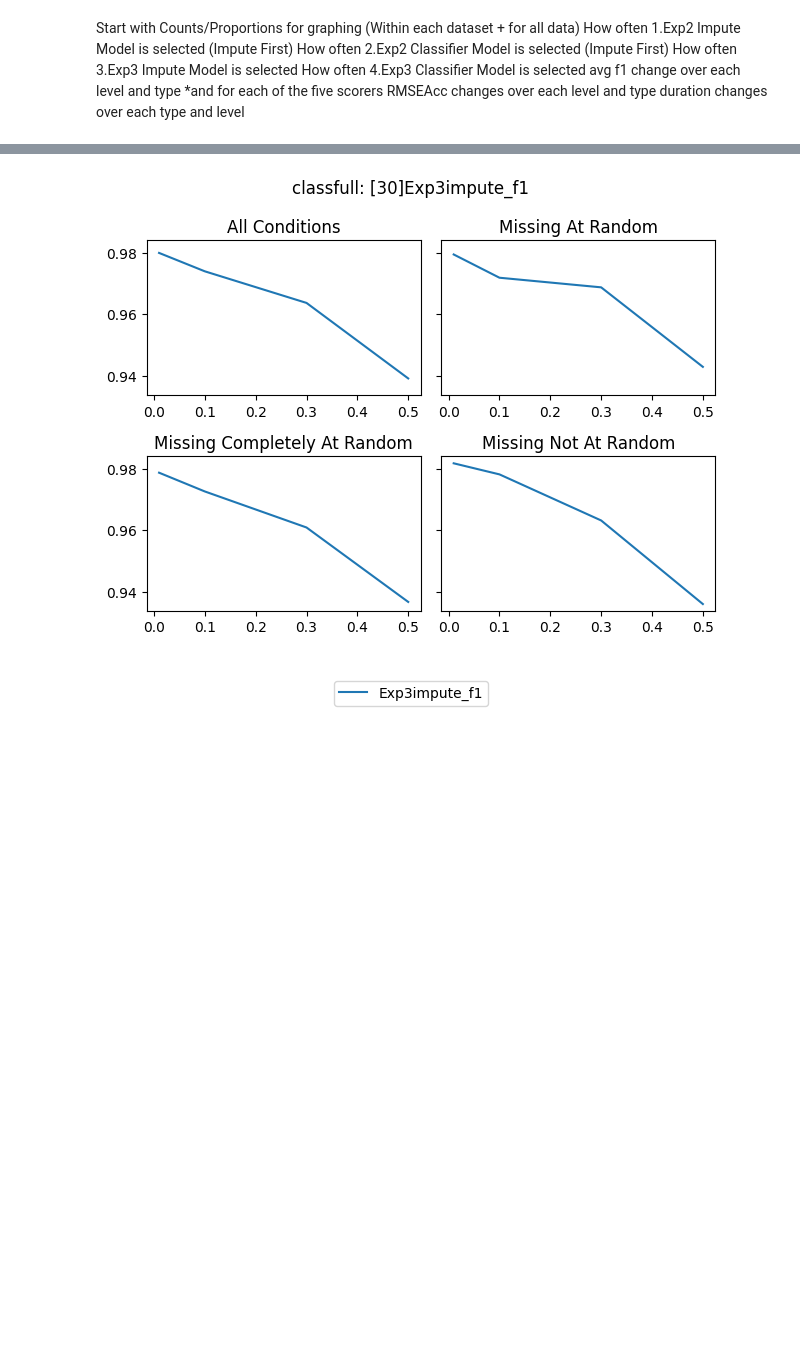
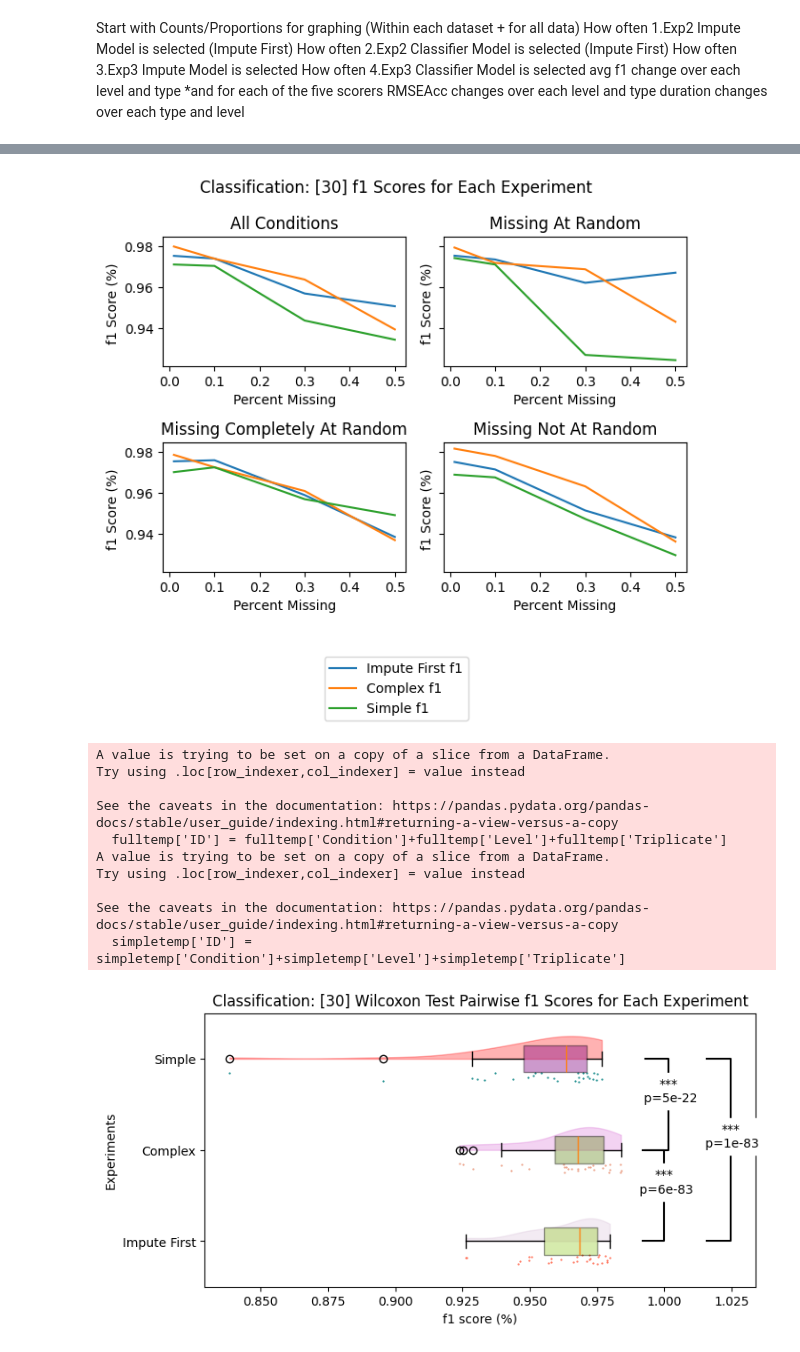
Before and after one commit to gketronDS/tpot2_addition, a Jupyter notebook: ImputerExperiments/Locally_run_code/Class_analysis.ipynb, the cells around one changed output, grey strips where cells are left out. Cells and saved outputs as stored; diff of their text form; code cells hidden in the pictures; blank space fills up the shorter version.

Commit message:
Wilcoxon Analyis Complete

```diff
--- a/ImputerExperiments/Locally_run_code/Class_analysis.ipynb
+++ b/ImputerExperiments/Locally_run_code/Class_analysis.ipynb
@@ -276,4 +385,35 @@ def display_scores_over_options(df, score_type, savepath, complex=False,
 # %%
-display_scores_over_options(class_data, score_type='Exp3impute_f1', complex=True, savepath='/Users/gabrielketron/tpot2_addimputers/tpot2/ImputerExperiments/data/c/Saved_Analysis/', dataset_list=[30])
+display_scores_over_options(class_data, score_type='f1', savepath='/Users/gabrielketron/tpot2_addimputers/tpot2/ImputerExperiments/data/c/Saved_Analysis/', dataset_list=[30])
 # %% [output]
-[figure, old version]
+[figure, new version]
+# %%
+# Generate random distribution of integers between 0-10 as the first feature
+x1 = np.random.choice([0,1,2,3,4,5,6,7,8,9,10], p=[0.01, 0.01, 0.15, 0.19, 0.05, 0.11, 0.2, 0.16, 0.10, 0.01, 0.01], size=(500))
+
+# Apply random noise on each sample so they don't overlap on the x-axis in scatter plot
+idxs = np.arange(len(x1))
+out = x1.astype(float)
+out.flat[idxs] += np.random.uniform(low=-1, high=1, size=len(idxs))
+x1 = out
+
+# Generate random distribution of integers between 6-17 as the second feature
+x2 = np.random.choice([6,7,8,9,10,11,12,13,14,15,16,17], p=[0.01, 0.01, 0.15, 0.23, 0.14, 0.06, 0.05, 0.10, 0.12, 0.11, 0.01, 0.01], size=(500))
+
+# Apply random noise on each sample so they don't overlap on the y-axis in scatter plot
+idxs = np.arange(len(x2))
+out = x2.astype(float)
+out.flat[idxs] += np.random.uniform(low=-1, high=1, size=len(idxs))
+x2 = out
+
+# Generate random distribution of integers between 6-17 as the second feature
+x3 = np.random.choice([8,9,10,11,12,13,14,15,16,17,18,19], p=[0.01, 0.01, 0.15, 0.23, 0.14, 0.06, 0.05, 0.10, 0.12, 0.11, 0.01, 0.01], size=(500))
+
+# Apply random noise on each sample so they don't overlap on the y-axis in scatter plot
+idxs = np.arange(len(x3))
+out = x3.astype(float)
+out.flat[idxs] += np.random.uniform(low=-1, high=1, size=len(idxs))
+x3 = out
+
+
+# Combine features in a list
+data_x = [x1, x2, x3]
@@ -279,0 +604,14 @@ display_scores_over_options(class_data, score_type='Exp3impute_f1', complex=True
+# %%
+display_wilcoxon_results(class_data, score_type='f1',savepath='/Users/gabrielketron/tpot2_addimputers/tpot2/ImputerExperiments/data/c/Saved_Analysis/', dataset_list=[30])
+# %% [output]
+A value is trying to be set on a copy of a slice from a DataFrame.
+Try using .loc[row_indexer,col_indexer] = value instead
+
+See the caveats in the documentation: https://pandas.pydata.org/pandas-docs/stable/user_guide/indexing.html#returning-a-view-versus-a-copy
+  fulltemp['ID'] = fulltemp['Condition']+fulltemp['Level']+fulltemp['Triplicate']
+A value is trying to be set on a copy of a slice from a DataFrame.
+Try using .loc[row_indexer,col_indexer] = value instead
+
+See the caveats in the documentation: https://pandas.pydata.org/pandas-docs/stable/user_guide/indexing.html#returning-a-view-versus-a-copy
+  simpletemp['ID'] = simpletemp['Condition']+simpletemp['Level']+simpletemp['Triplicate']
+[figure, added]
```
Also changed, not shown: parts of 9 cells of this notebook.
